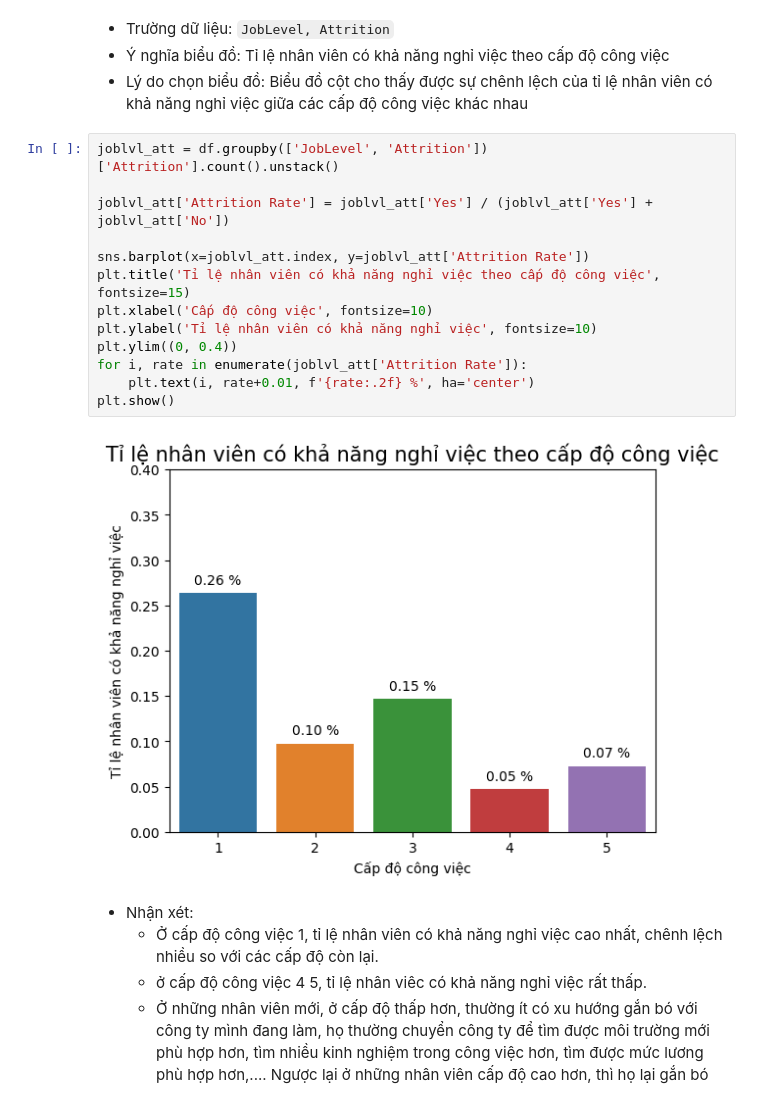
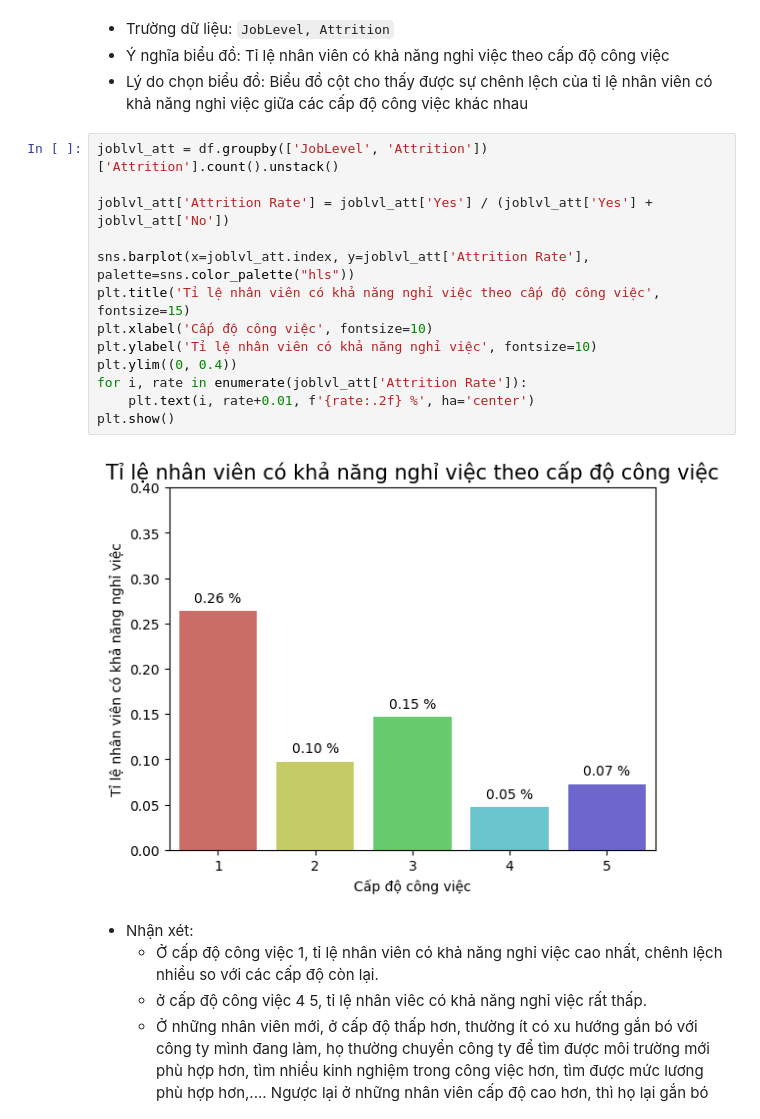
Before and after one commit to HuyHCMUS/DataVisualize-1, a Jupyter notebook: Vu.ipynb, the cells around one changed output. Drawn from its saved outputs; the diff is of its cells as text.

```diff
--- a/Vu.ipynb
+++ b/Vu.ipynb
@@ -195,18 +193,18 @@ plt.show()
 # %%
 joblvl_att = df.groupby(['JobLevel', 'Attrition'])['Attrition'].count().unstack()
 
 joblvl_att['Attrition Rate'] = joblvl_att['Yes'] / (joblvl_att['Yes'] + joblvl_att['No'])
 
-sns.barplot(x=joblvl_att.index, y=joblvl_att['Attrition Rate'])
+sns.barplot(x=joblvl_att.index, y=joblvl_att['Attrition Rate'], palette=sns.color_palette("hls"))
 plt.title('Tỉ lệ nhân viên có khả năng nghỉ việc theo cấp độ công việc', fontsize=15)
 plt.xlabel('Cấp độ công việc', fontsize=10)
 plt.ylabel('Tỉ lệ nhân viên có khả năng nghỉ việc', fontsize=10)
 plt.ylim((0, 0.4))
 for i, rate in enumerate(joblvl_att['Attrition Rate']):
     plt.text(i, rate+0.01, f'{rate:.2f} %', ha='center')
 plt.show()
 # %% [output]
-[figure, old version]
+[figure, new version]
 # %% [markdown]
 * Nhận xét:
   * Ở cấp độ công việc 1, tỉ lệ nhân viên có khả năng nghỉ việc cao nhất, chênh lệch nhiều so với các cấp độ còn lại.
```
Also changed, not shown: parts of 7 cells of this notebook.
